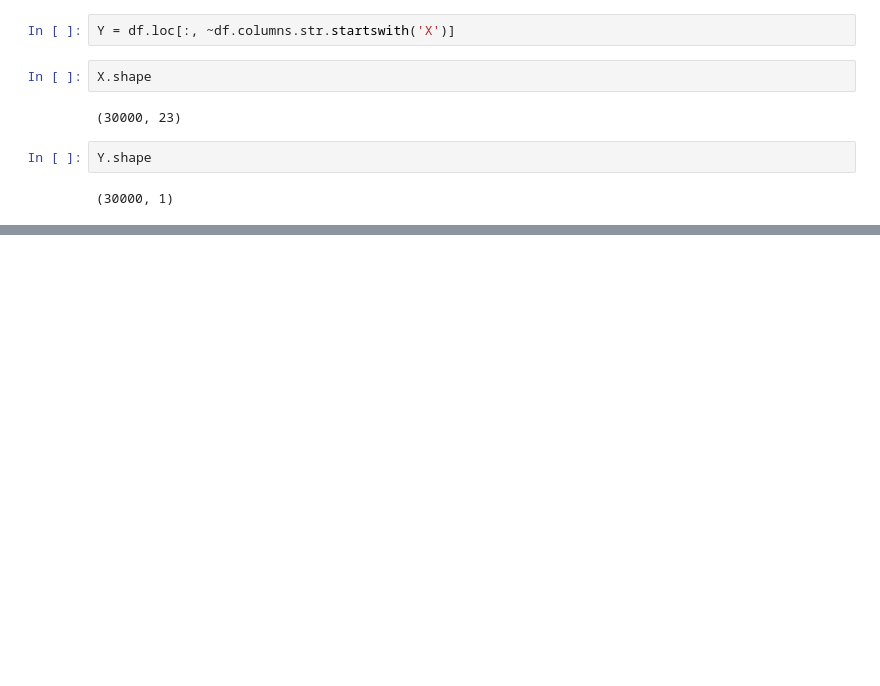
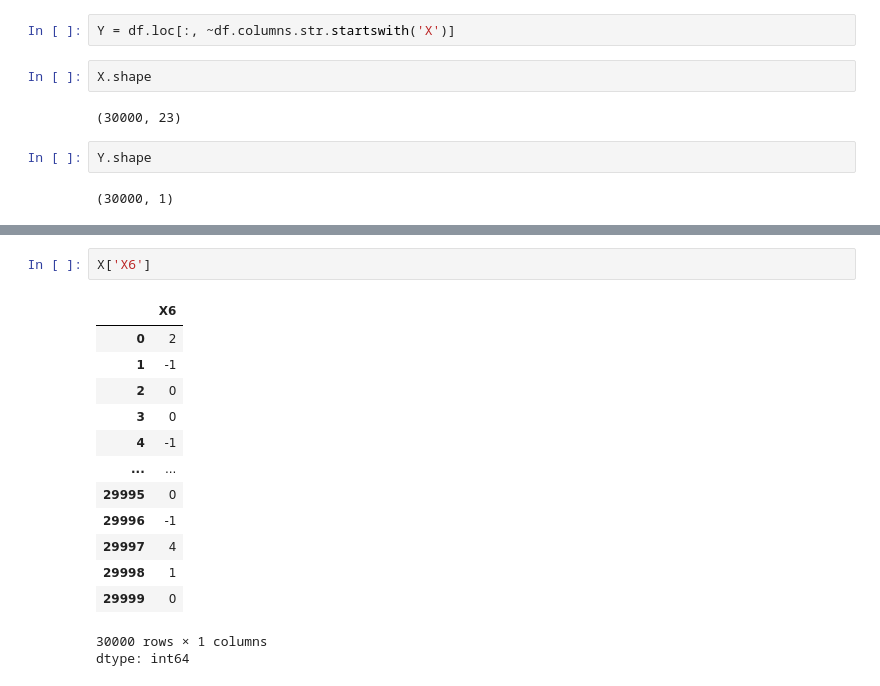
Before and after one commit to NishantLaata/Credit_risk_analysis, a Jupyter notebook: 01_data_exploration.ipynb, the cells around one changed output, grey strips where cells are left out. Cells and saved outputs as stored; diff of their text form; blank space fills up the shorter version.

```diff
--- a/01_data_exploration.ipynb
+++ b/01_data_exploration.ipynb
@@ -236,0 +271,17 @@ Y.shape
+# %%
+X['X6']
+# %% [output]
+|  | X6 |
+| 0 | 2 |
+| 1 | -1 |
+| 2 | 0 |
+| 3 | 0 |
+| 4 | -1 |
+| ... | ... |
+| 29995 | 0 |
+| 29996 | -1 |
+| 29997 | 4 |
+| 29998 | 1 |
+| 29999 | 0 |
+30000 rows × 1 columns
+dtype: int64
```
Also changed, not shown: parts of 26 cells of this notebook.
